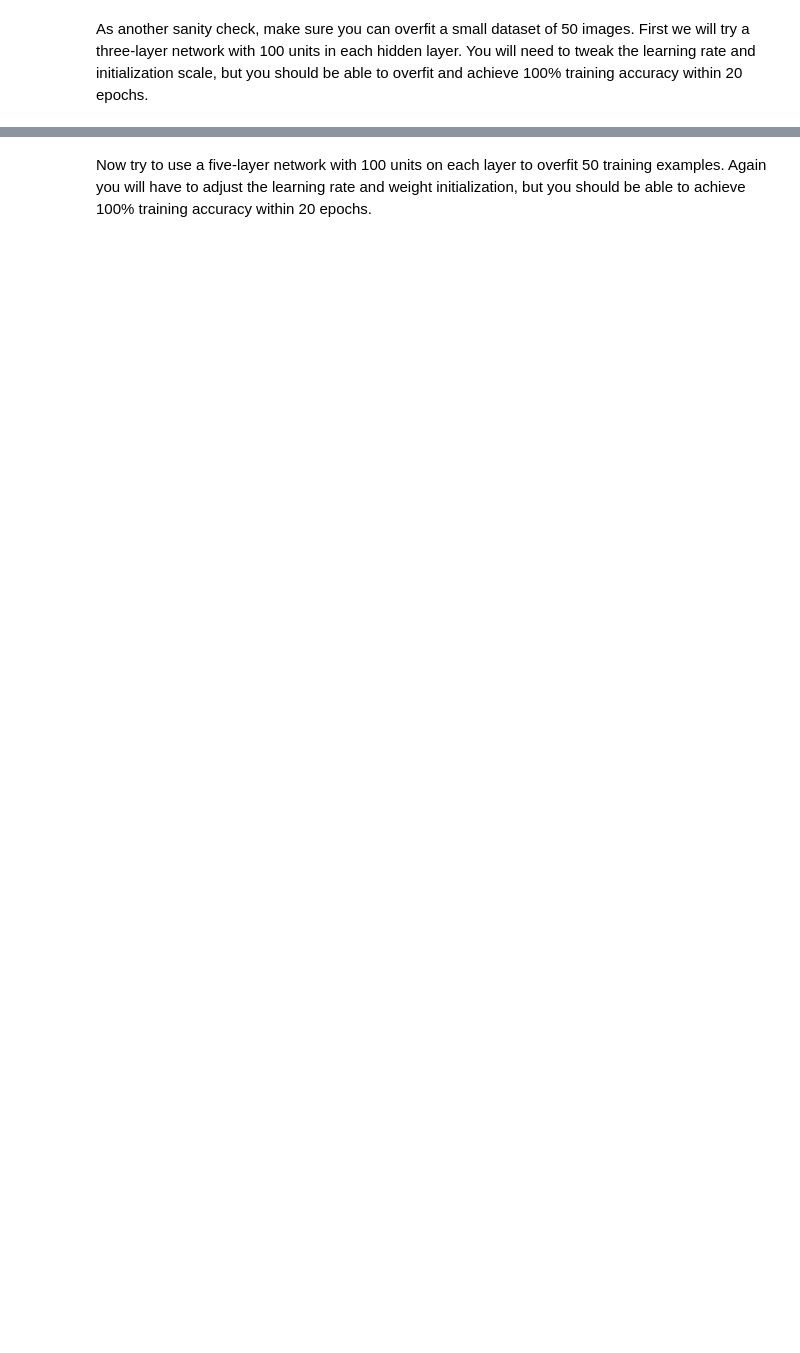
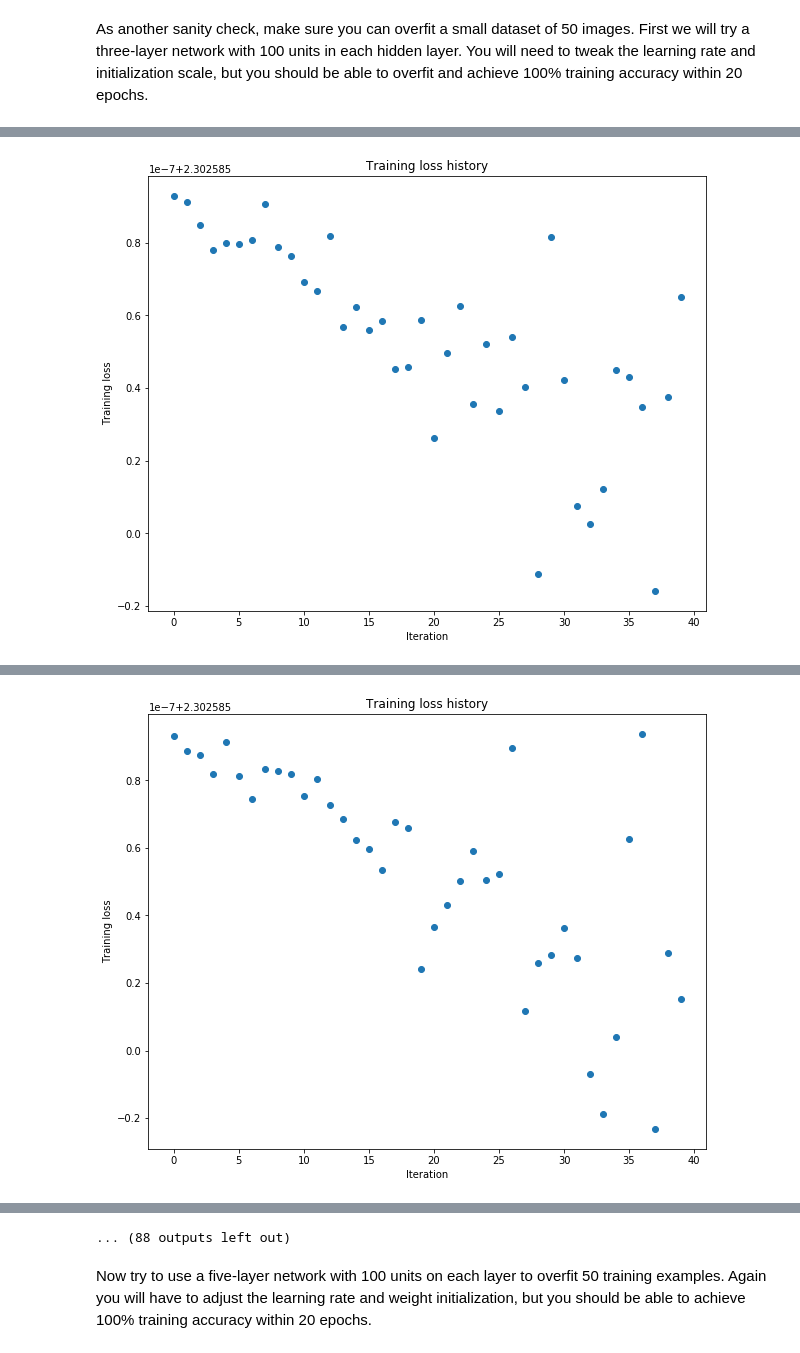
Before and after one commit to TiwazBiu/cs231n, a Jupyter notebook: assignment2/FullyConnectedNets.ipynb, the cells around one changed output, grey strips where cells are left out. Cells and saved outputs as stored; diff of their text form; code cells hidden in the pictures; blank space fills up the shorter version.

```diff
--- a/assignment2/FullyConnectedNets.ipynb
+++ b/assignment2/FullyConnectedNets.ipynb
@@ -270,7 +343,15 @@ solver = None
 # TODO: Use a Solver instance to train a TwoLayerNet that achieves at least  #
 # 50% accuracy on the validation set.                                        #
 ##############################################################################
-pass
+solver = Solver(model, data,
+                update_rule='sgd',
+                optim_config={
+                    'learning_rate': 1e-3,
+                },
+                lr_decay=0.95,
+                num_epochs=5, batch_size=100,
+                print_every=100)
+solver.train()
 ##############################################################################
 #                             END OF YOUR CODE                               #
 ##############################################################################
@@ -335,21 +456,31 @@ small_data = {
   'y_val': data['y_val'],
 }
 
-weight_scale = 1e-2
-learning_rate = 1e-4
-model = FullyConnectedNet([100, 100],
-              weight_scale=weight_scale, dtype=np.float64)
-solver = Solver(model, small_data,
-                print_every=10, num_epochs=20, batch_size=25,
+learning_rate = [1e-7,1e-6,1e-5,1e-4,1e-3,1e-2,1e-1]
+weight_scale = [1e-7,1e-6,1e-5,1e-4,1e-3,1e-2,1e-1]
+best_model = None
+best_loss = float('inf')
+for lr in learning_rate:
+    for ws in weight_scale:
+        print('learning_rate:{}\n'.format(lr))
+        print('weight_scale:{}\n'.format(ws))
+        model = FullyConnectedNet([100, 100],
+                weight_scale=ws, dtype=np.float64)
+        solver = Solver(model, small_data,
+                print_every=20*25, num_epochs=20, batch_size=25,
                 update_rule='sgd',
                 optim_config={
-                  'learning_rate': learning_rate,
-                }
+                  'learning_rate': lr,
+                },
          )
-solver.train()
-
-plt.plot(solver.loss_history, 'o')
-plt.title('Training loss history')
-plt.xlabel('Iteration')
-plt.ylabel('Training loss')
-plt.show()
+        solver.train()
+        if solver.loss_history[-1] < best_loss:
+            best_loss = solver.loss_history[-1]
+            best_model = model
+        print()
+        plt.plot(solver.loss_history, 'o')
+        plt.title('Training loss history')
+        plt.xlabel('Iteration')
+        plt.ylabel('Training loss')
+        plt.show()
+# %% [output]
@@ -355,0 +504 @@ plt.show()
+[figure, added]
@@ -355,0 +522 @@ plt.show()
+[figure, added]
@@ -356,3 +595,4 @@ plt.show()
+... (88 outputs left out)
 # %% [markdown]
 Now try to use a five-layer network with 100 units on each layer to overfit 50 training examples. Again you will have to adjust the learning rate and weight initialization, but you should be able to achieve 100% training accuracy within 20 epochs.
 # %%
```
Also changed, not shown: parts of 30 cells of this notebook, 9 other files.
